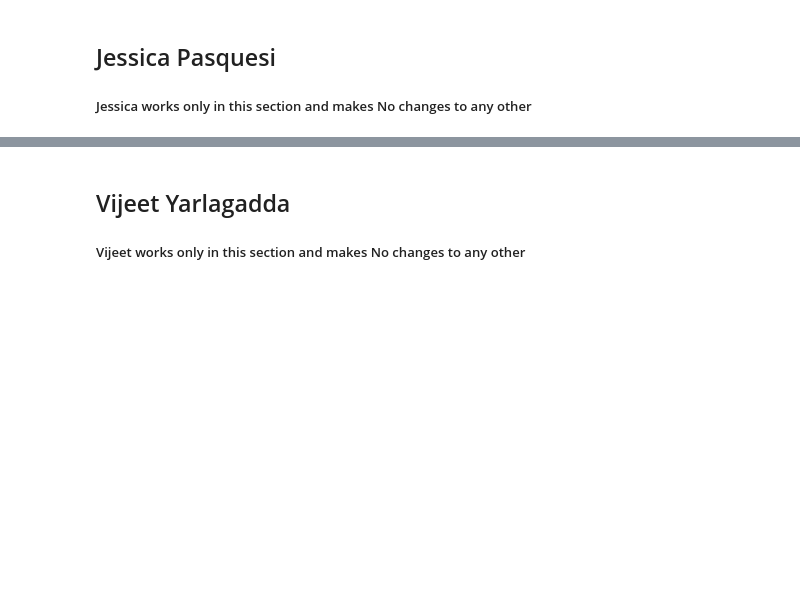
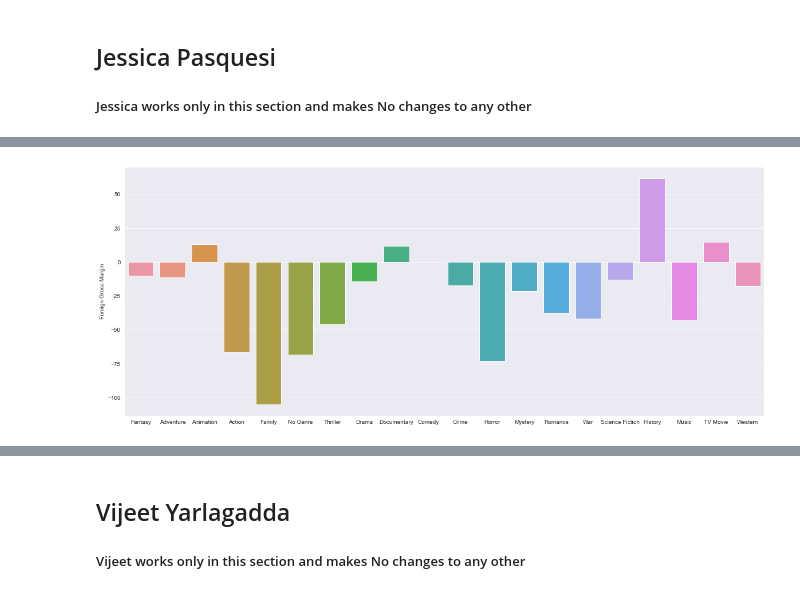
Before and after one commit to masonbatch/dsc-capstone, a Jupyter notebook: student.ipynb, the cells around one changed output, grey strips where cells are left out. Cells and saved outputs as stored; diff of their text form; code cells hidden in the pictures; blank space fills up the shorter version.

```diff
--- a/student.ipynb
+++ b/student.ipynb
@@ -611,0 +927,20 @@ ax2.set_ylabel("Domestic Profit");
+# %%
+for_budget_copy = filtered_for_copy.copy()
+tmdb_for_budget = pd.merge(tmdb_movies, for_budget_copy, left_on = 'title', right_on = 'movie')
+# %%
+# Cleaning up the genre_id column in tmbd_for_budget dataframe.
+tmdb_for_budget['genre'] = None
+index = 0
+for row in tmdb_for_budget['genre_ids']:
+    row = row.strip()
+    row = row.replace("[", "")
+    row = row.replace("]", "")
+    row = row.replace(" ", "")
+    row = row.split(",")
+# Creating a new row, genre, to store the name of the first genre that we will be using as the main genre.
+    for key in tmbd_genres.keys():
+        if row[0] == "":
+            tmdb_for_budget['genre'][index] = 'No Genre'
+        elif int(row[0]) == key:
+            tmdb_for_budget['genre'][index] = tmbd_genres[key]
+    index+=1
@@ -612,16 +956,11 @@ ax2.set_ylabel("Domestic Profit");
 # %%
-#genre vs average foreign profit
 fig, ax = plt.subplots(figsize=(20,8))
 
-x_values = tmdb_budget['genre'].unique()
-y_values = tmdb_budget.groupby('genre')['gross_margin_for'].mean()
-profit_values = tmdb_budget.groupby('genre')['foreign_profit'].mean()
+x_values = tmdb_for_budget['genre'].unique()
+y_values = tmdb_for_budget.groupby('genre')['gross_margin_for'].mean()
 
 sns.barplot(x=x_values, y=y_values)
 ax.set_ylabel("");
 ax.set_ylabel("Foreign Gross Margin");
-
-fig2, ax2 = plt.subplots(figsize=(20,8))
-sns.barplot(x=x_values, y=profit_values)
-ax2.set_ylabel("");
-ax2.set_ylabel("Foreign Profit");
+# %% [output]
+[figure, added]
```
Also changed, not shown: parts of 63 cells of this notebook.
